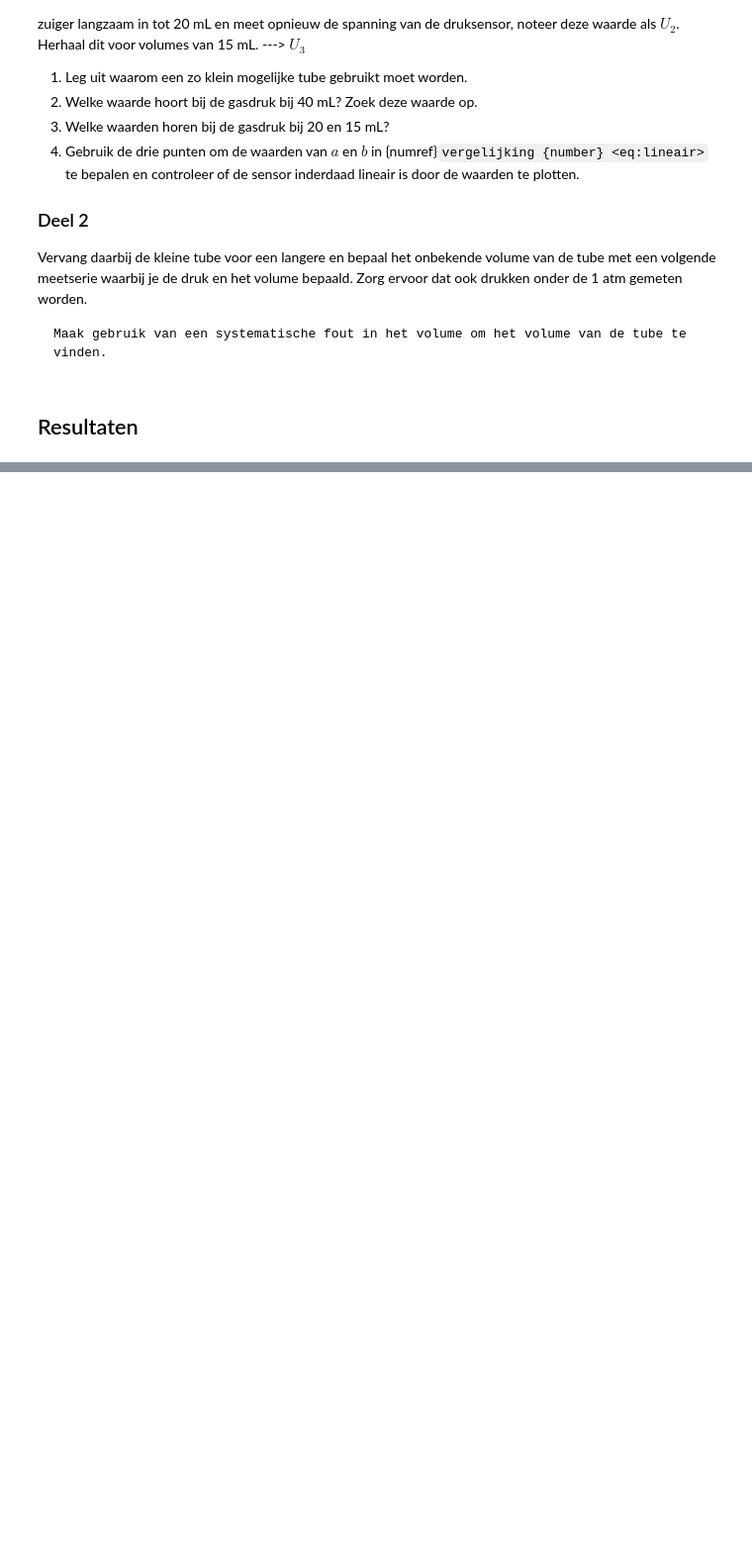
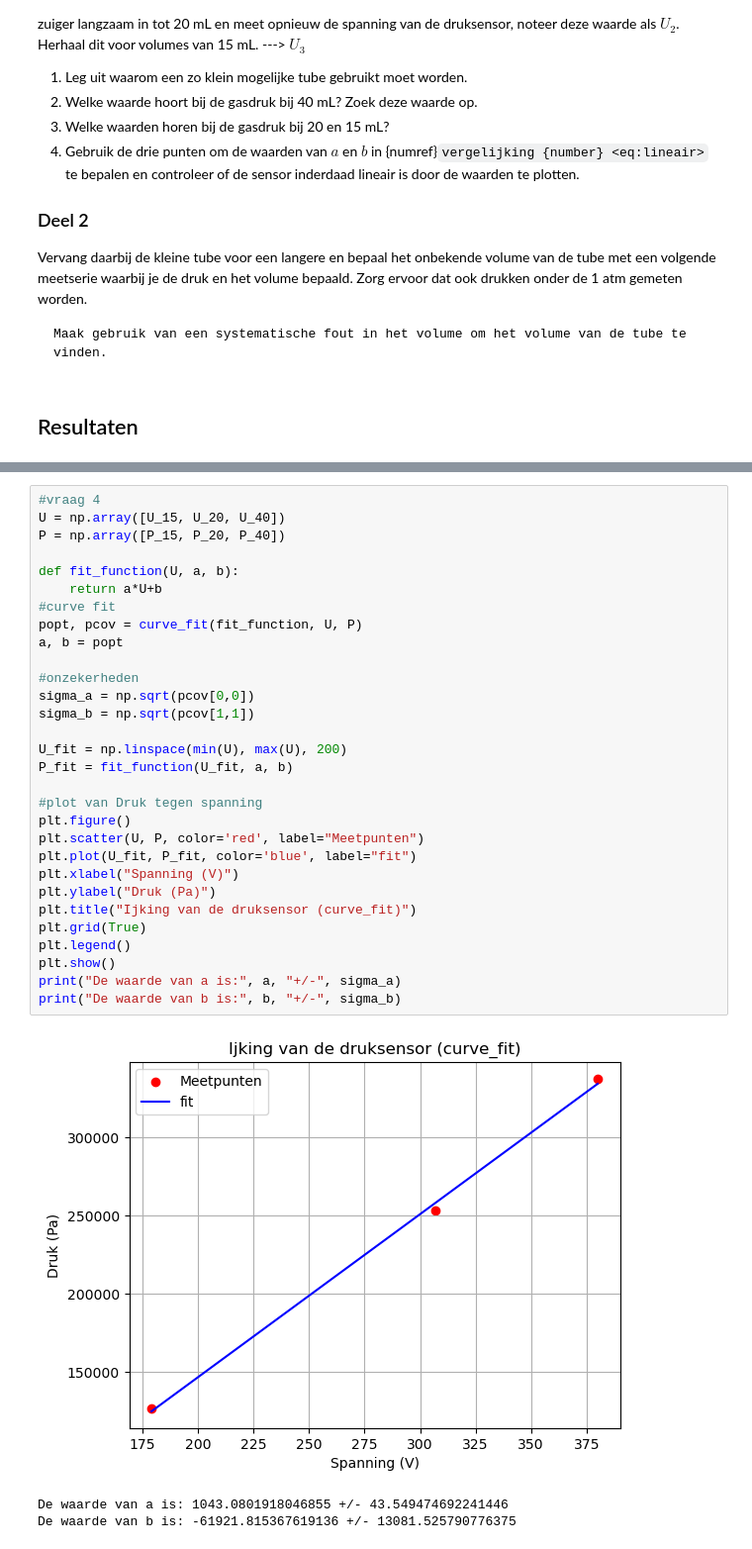
Before and after one commit to Monjano/Monjano-Schebal-IP2, a Jupyter notebook: Content/Labs/druksensorijken.ipynb, the cells around one changed output, grey strips where cells are left out. Shown at 99% size. Saved outputs shown, nothing was run; the diff lists cells and outputs as text; blank space fills up the shorter version.

Commit message:
druksensoren

```diff
--- a/Content/Labs/druksensorijken.ipynb
+++ b/Content/Labs/druksensorijken.ipynb
@@ -107 +88,35 @@ De waarde van b is:  -34018.65671641793
+# %%
+#vraag 4
+U = np.array([U_15, U_20, U_40])
+P = np.array([P_15, P_20, P_40])
+
+def fit_function(U, a, b):
+    return a*U+b
+#curve fit
+popt, pcov = curve_fit(fit_function, U, P)
+a, b = popt
+
+#onzekerheden
+sigma_a = np.sqrt(pcov[0,0])
+sigma_b = np.sqrt(pcov[1,1])
+
+U_fit = np.linspace(min(U), max(U), 200)
+P_fit = fit_function(U_fit, a, b)
+
+#plot van Druk tegen spanning
+plt.figure()
+plt.scatter(U, P, color='red', label="Meetpunten")
+plt.plot(U_fit, P_fit, color='blue', label="fit")
+plt.xlabel("Spanning (V)")
+plt.ylabel("Druk (Pa)")
+plt.title("Ijking van de druksensor (curve_fit)")
+plt.grid(True)
+plt.legend()
+plt.show()
+print("De waarde van a is:", a, "+/-", sigma_a)
+print("De waarde van b is:", b, "+/-", sigma_b)
+# %% [output]
+[figure, added]
+De waarde van a is: 1043.0801918046855 +/- 43.549474692241446
+De waarde van b is: -61921.815367619136 +/- 13081.525790776375
 # %%
```
Also changed, not shown: parts of 2 cells of this notebook.
